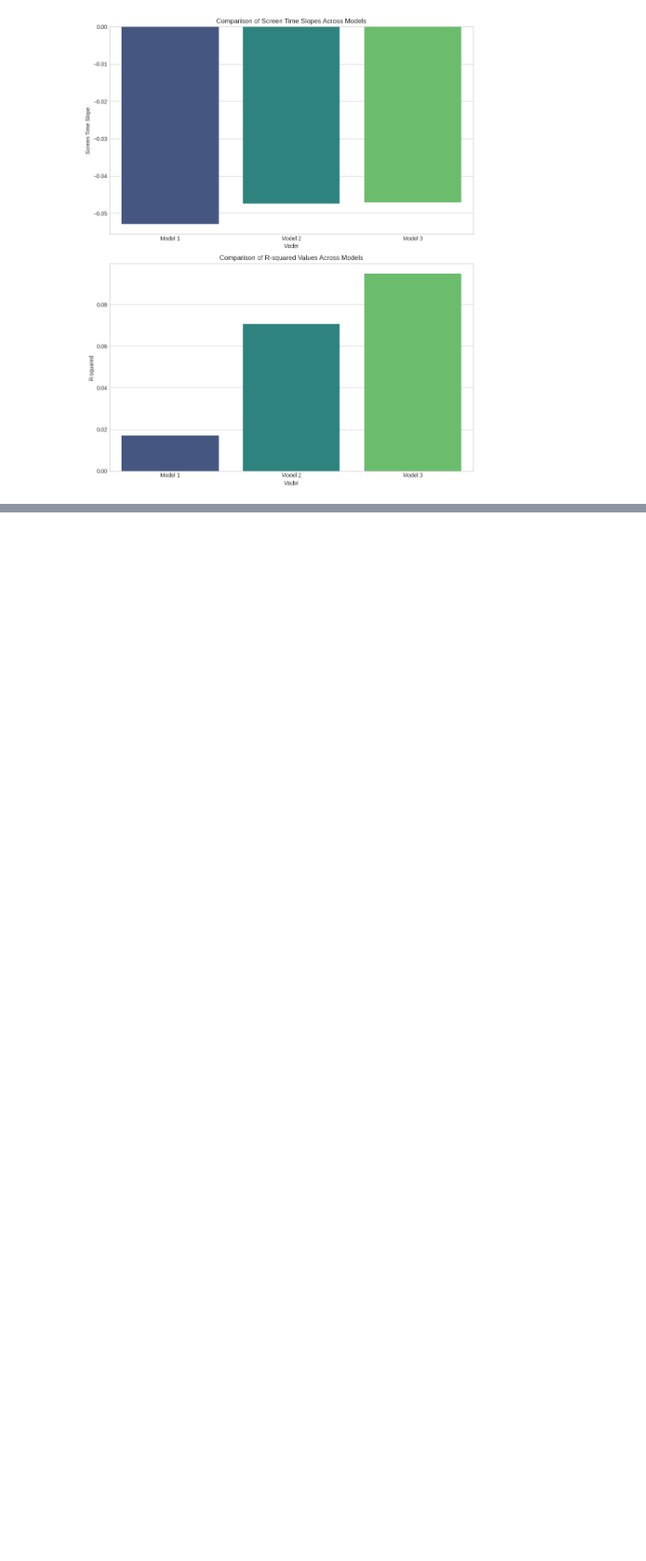
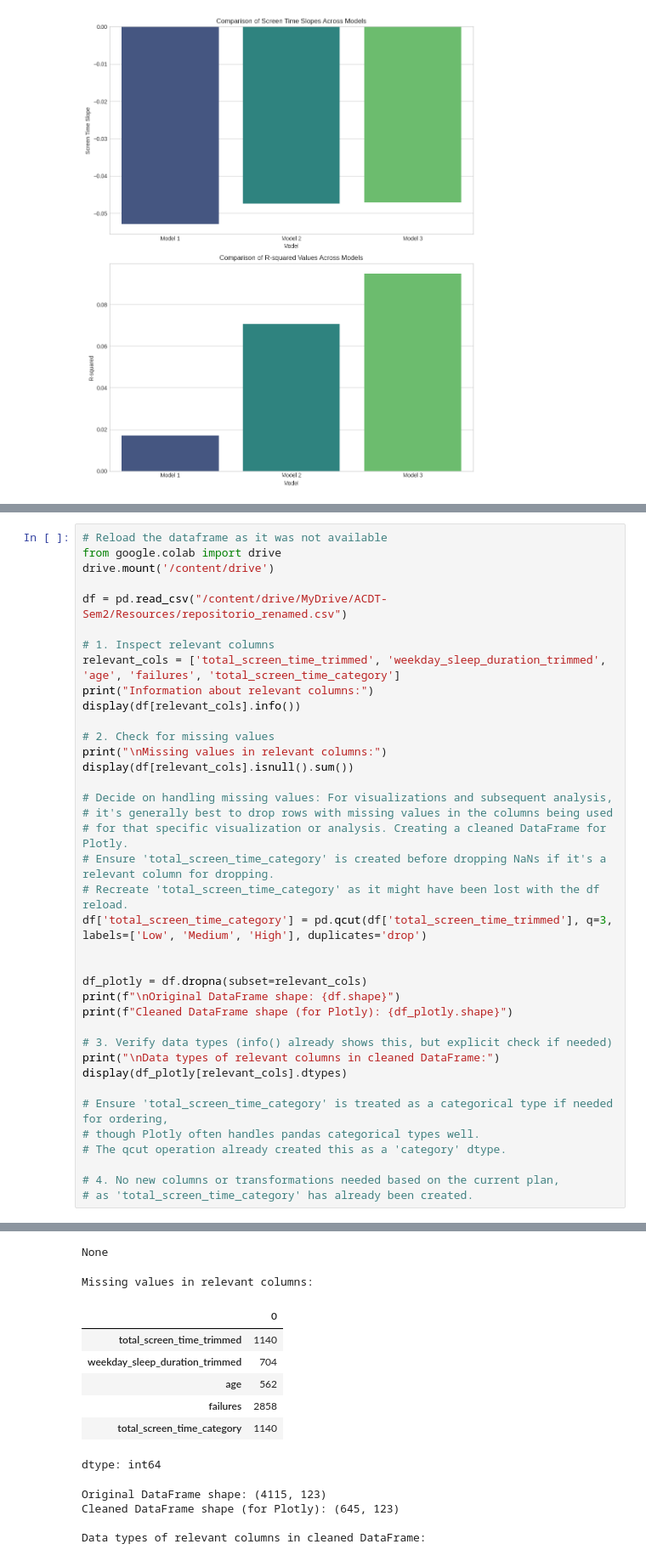
Before and after one commit to nudlue/expert-spoon-, a Jupyter notebook: HolyMoly.ipynb, the cells around one changed output, grey strips where cells are left out. Shown: that part at 85% size. Saved outputs shown, nothing was run; the diff lists cells and outputs as text; blank space fills up the shorter version.

Commit message:
Colab을 통해 생성됨

```diff
--- a/HolyMoly.ipynb
+++ b/HolyMoly.ipynb
@@ -1662,0 +744,39 @@ The `join` parameter is deprecated and will be removed in v0.15.0. You can remov
+# %%
+# Reload the dataframe as it was not available
+from google.colab import drive
+drive.mount('/content/drive')
+
+df = pd.read_csv("/content/drive/MyDrive/ACDT-Sem2/Resources/repositorio_renamed.csv")
+
+# 1. Inspect relevant columns
+relevant_cols = ['total_screen_time_trimmed', 'weekday_sleep_duration_trimmed', 'age', 'failures', 'total_screen_time_category']
+print("Information about relevant columns:")
+display(df[relevant_cols].info())
+
+# 2. Check for missing values
+print("\nMissing values in relevant columns:")
+display(df[relevant_cols].isnull().sum())
+
+# Decide on handling missing values: For visualizations and subsequent analysis,
+# it's generally best to drop rows with missing values in the columns being used
+# for that specific visualization or analysis. Creating a cleaned DataFrame for Plotly.
+# Ensure 'total_screen_time_category' is created before dropping NaNs if it's a relevant column for dropping.
+# Recreate 'total_screen_time_category' as it might have been lost with the df reload.
+df['total_screen_time_category'] = pd.qcut(df['total_screen_time_trimmed'], q=3, labels=['Low', 'Medium', 'High'], duplicates='drop')
+
+
+df_plotly = df.dropna(subset=relevant_cols)
+print(f"\nOriginal DataFrame shape: {df.shape}")
+print(f"Cleaned DataFrame shape (for Plotly): {df_plotly.shape}")
+
+# 3. Verify data types (info() already shows this, but explicit check if needed)
+print("\nData types of relevant columns in cleaned DataFrame:")
+display(df_plotly[relevant_cols].dtypes)
+
+# Ensure 'total_screen_time_category' is treated as a categorical type if needed for ordering,
+# though Plotly often handles pandas categorical types well.
+# The qcut operation already created this as a 'category' dtype.
+
+# 4. No new columns or transformations needed based on the current plan,
+# as 'total_screen_time_category' has already been created.
+# %% [output]
@@ -1662,0 +797,13 @@ The `join` parameter is deprecated and will be removed in v0.15.0. You can remov
+None
+Missing values in relevant columns:
+|  | 0 |
+| total_screen_time_trimmed | 1140 |
+| weekday_sleep_duration_trimmed | 704 |
+| age | 562 |
+| failures | 2858 |
+| total_screen_time_category | 1140 |
+dtype: int64
+Original DataFrame shape: (4115, 123)
+Cleaned DataFrame shape (for Plotly): (645, 123)
+
+Data types of relevant columns in cleaned DataFrame:
```
Also changed, not shown: parts of 76 cells of this notebook.
